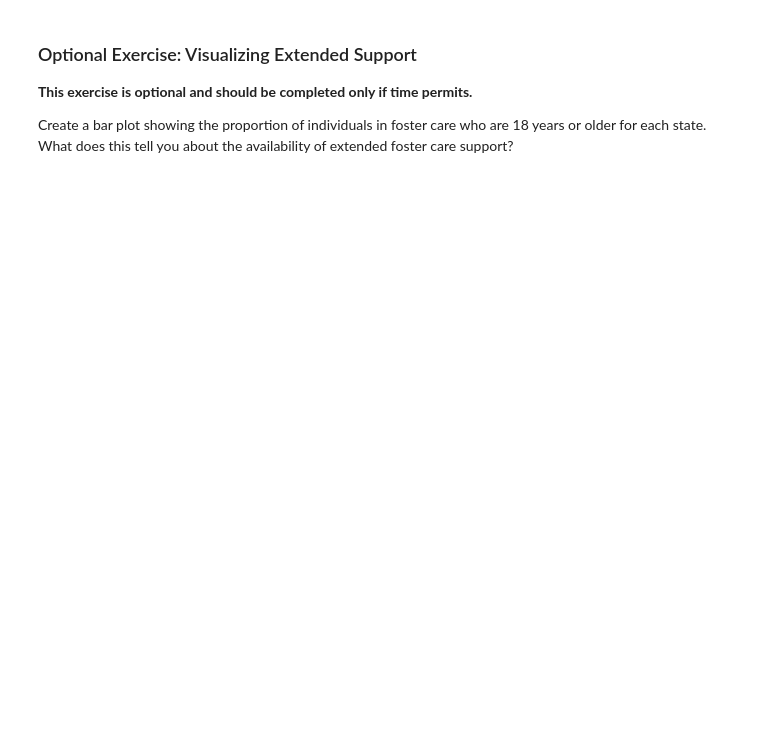
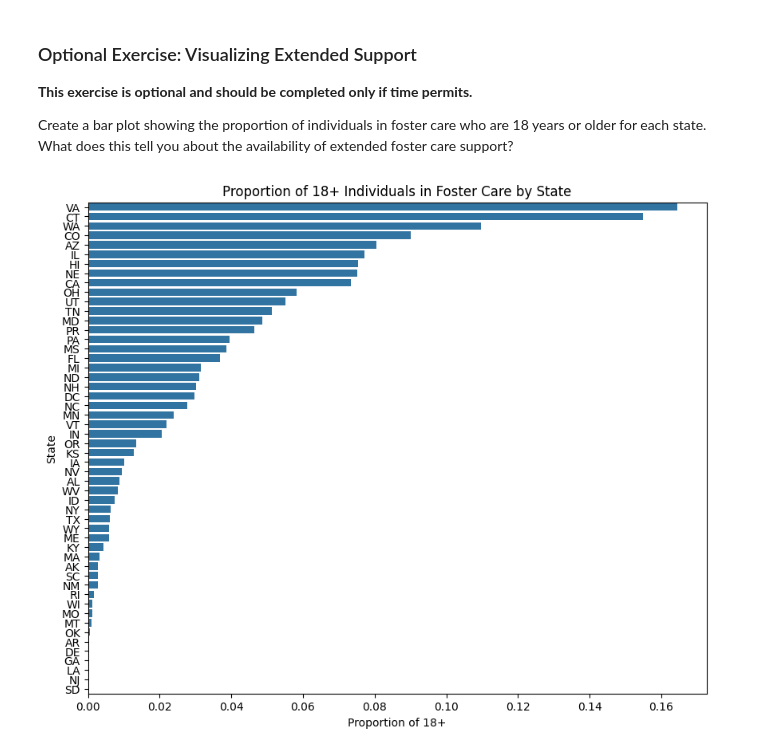
Before and after one commit to teddyoweh/qside-research, a Jupyter notebook: ExploringFosterYouthData.ipynb, the cells around one changed output. Saved outputs shown, nothing was run; the diff lists cells and outputs as text; code cells hidden in the pictures; blank space fills up the shorter version.

```diff
--- a/ExploringFosterYouthData.ipynb
+++ b/ExploringFosterYouthData.ipynb
@@ -206,5 +229,9 @@ foster_data['numeric_age'] = pd.to_numeric(foster_data['age'], errors='coerce')
 # Filter to remove NAs and outliers
 clean_foster_age_data = foster_data[(~foster_data['numeric_age'].isna()) & (foster_data['numeric_age'] <= 20)]
 # %%
-# Write your code here to group by state and calculate the proportion of 18+ individuals in foster care for each state.
-# Store your results in a DataFrame called `age_18_plus` and column `proportion_18_plus` (Not strictly necessary).
+
+age_18_plus = foster_data[foster_data['numeric_age'] >= 18].groupby('state').size() / foster_data.groupby('state').size()
+age_18_plus = age_18_plus.reset_index(name='proportion_18_plus').sort_values(by='proportion_18_plus', ascending=False)
+
+
+display(age_18_plus.head())
@@ -221,4 +274,11 @@ display(age_18_plus)
 
 Create a bar plot showing the proportion of individuals in foster care who are 18 years or older for each state. What does this tell you about the availability of extended foster care support?
 # %%
-# Write your code here to create a bar plot of the proportion of 18+ individuals in foster care for each state
+plt.figure(figsize=(10, 8))
+sns.barplot(x='proportion_18_plus', y='state', data=age_18_plus, order=age_18_plus['state'])
+plt.title('Proportion of 18+ Individuals in Foster Care by State')
+plt.xlabel('Proportion of 18+')
+plt.ylabel('State')
+plt.show()
+# %% [output]
+[figure, added]
```
Also changed, not shown: parts of 10 cells of this notebook.
